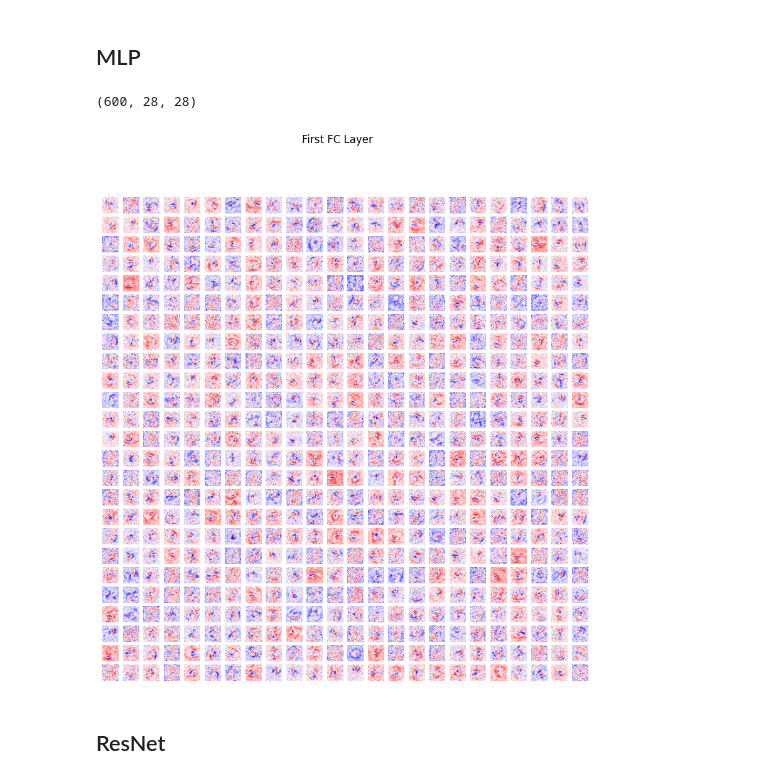
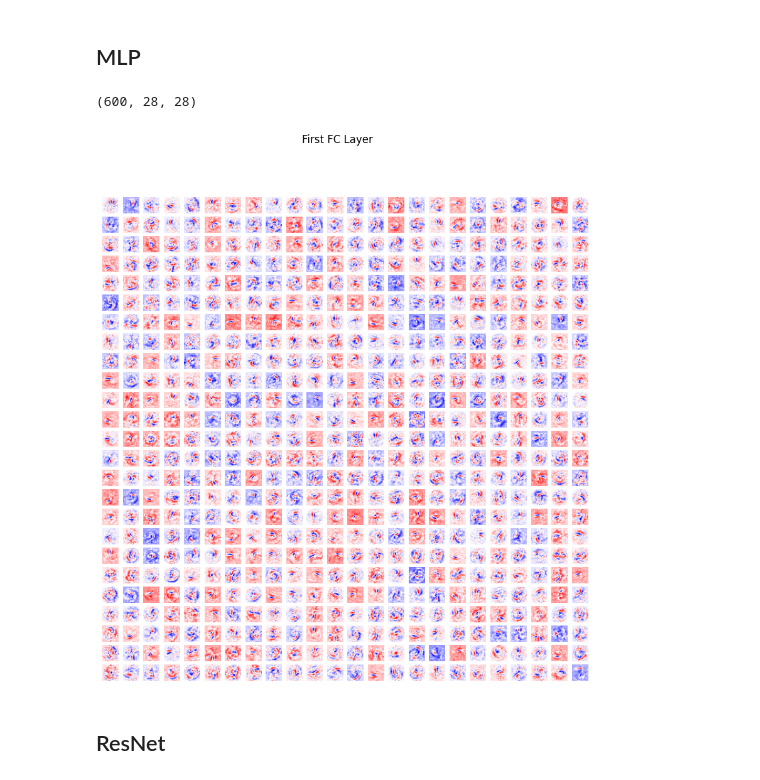
Before and after one commit to mmaaaff/DATA130051-Lab1-Fashion-MNIST-NNFromScratch, a Jupyter notebook: visualization.ipynb, the cells around one changed output. Saved outputs shown, nothing was run; the diff lists cells and outputs as text; code cells hidden in the pictures.

```diff
--- a/visualization.ipynb
+++ b/visualization.ipynb
@@ -19,21 +19,21 @@ X_train_mytensor = MyDL.MyTensor(train_imgs.reshape(-1, 1, 28, 28), requires_gra
 # %% [markdown]
 ## MLP
 # %%
-model = MyDL.sample_networks.MLP2(600)
-model.load(r'MNIST_result\model_params\MLP2_(600)_relu_L2-0.0_lr-0.1_augment=False_schduler=None_[500, 1000, 2000]_0.3.npz')
+model = MyDL.sample_networks.MLP3(600, 100)
+model.load(r'MNIST_result\model_params\MLP3_(600,100)_dropout0.7_relu_L2-0.5_lr-0.05_augment=False_optim=adam_schduler=None_[500, 1000, 2000]_0.3.npz')
 
 first_layer = model.fc1.weights.data.get().reshape(28, 28, -1).transpose(2, 0, 1)
 print(first_layer.shape)
 fig, axs = plt.subplots(25, 24, figsize=(10, 10))
 for i in range(600):
     axs[i//24, i%24].imshow(first_layer[i], cmap='bwr')
     axs[i//24, i%24].axis('off')
 plt.suptitle('First FC Layer')
 plt.savefig(r'MNIST_result\figs\first_FC.pdf')
 plt.show()
 # %% [output]
 (600, 28, 28)
-[figure, old version]
+[figure, new version]
 # %% [markdown]
 ## ResNet
 # %%
```
Also changed, not shown: parts of 2 cells of this notebook, 15 other files.
